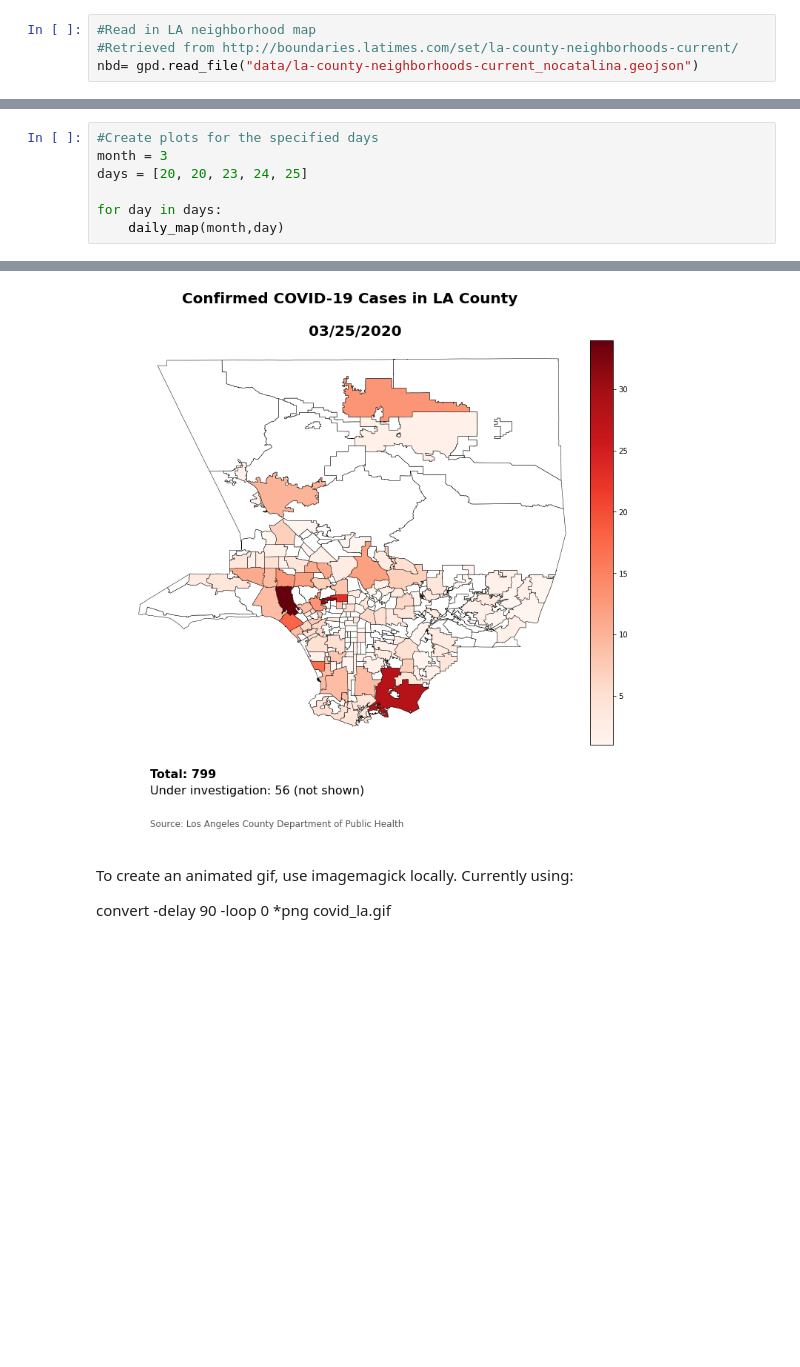
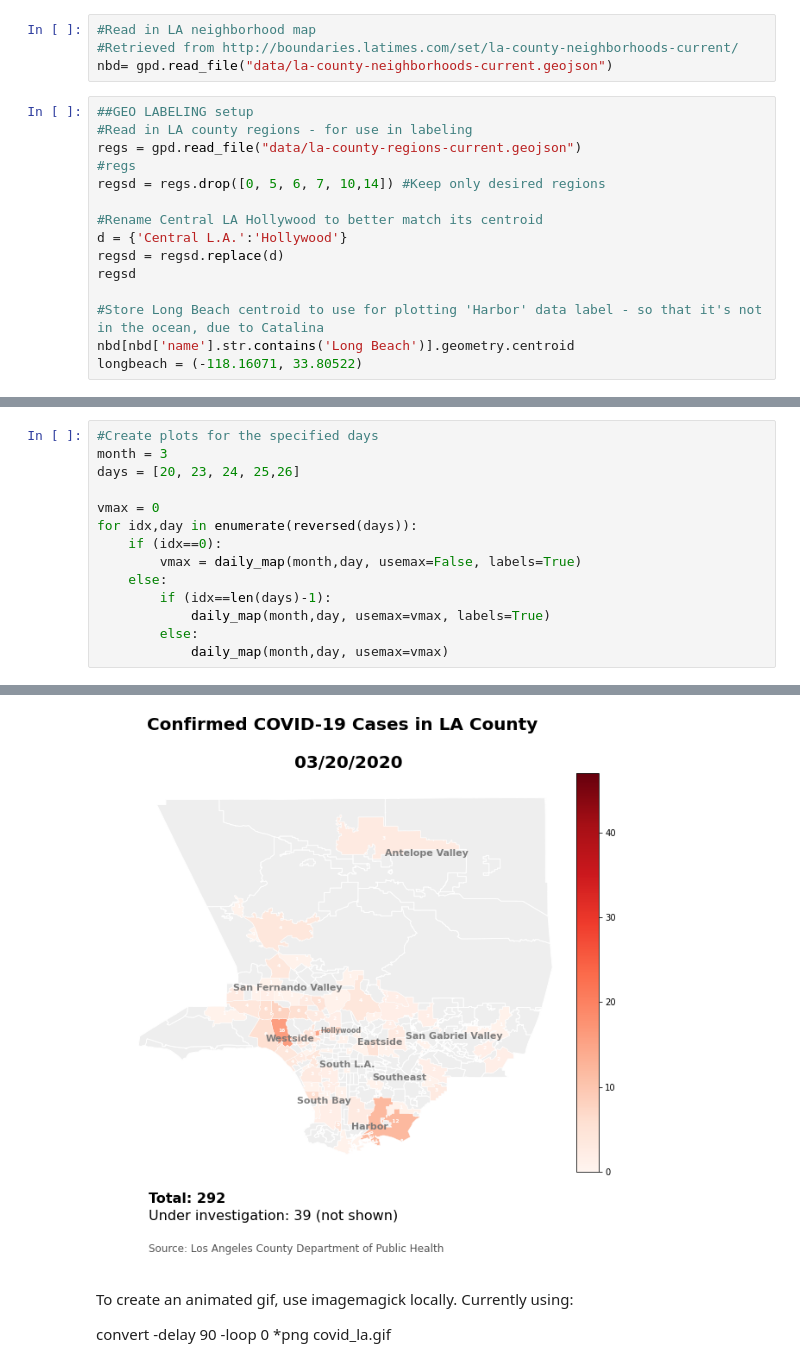
Before and after one commit to tripathi/covid_la, a Jupyter notebook: covid_la.ipynb, the cells around one changed output, grey strips where cells are left out. Drawn from its saved outputs; the diff is of its cells as text; blank space fills up the shorter version.

Commit message:
Modified plotting style, with regional labeling

```diff
--- a/covid_la.ipynb
+++ b/covid_la.ipynb
@@ -8,5 +9,20 @@ import pandas as pd
 # %%
 #Read in LA neighborhood map
 #Retrieved from http://boundaries.latimes.com/set/la-county-neighborhoods-current/
-nbd= gpd.read_file("data/la-county-neighborhoods-current_nocatalina.geojson")
+nbd= gpd.read_file("data/la-county-neighborhoods-current.geojson")
+# %%
+##GEO LABELING setup
+#Read in LA county regions - for use in labeling
+regs = gpd.read_file("data/la-county-regions-current.geojson")
+#regs
+regsd = regs.drop([0, 5, 6, 7, 10,14]) #Keep only desired regions
+
+#Rename Central LA Hollywood to better match its centroid
+d = {'Central L.A.':'Hollywood'}
+regsd = regsd.replace(d)
+regsd
+
+#Store Long Beach centroid to use for plotting 'Harbor' data label - so that it's not in the ocean, due to Catalina
+nbd[nbd['name'].str.contains('Long Beach')].geometry.centroid
+longbeach = (-118.16071, 33.80522)
 # %%
@@ -45,8 +95,15 @@ def daily_map(mm,dd):
 # %%
 #Create plots for the specified days
 month = 3
-days = [20, 20, 23, 24, 25]
+days = [20, 23, 24, 25,26]
 
-for day in days:
-    daily_map(month,day)
+vmax = 0
+for idx,day in enumerate(reversed(days)):
+    if (idx==0):
+        vmax = daily_map(month,day, usemax=False, labels=True)
+    else:
+        if (idx==len(days)-1):
+            daily_map(month,day, usemax=vmax, labels=True)
+        else:
+            daily_map(month,day, usemax=vmax)
 # %% [output]
@@ -57,4 +121,4 @@ for day in days:
-[figure, old version]
+[figure, new version]
 # %% [markdown]
 To create an animated gif, use imagemagick locally.  Currently using:
 
```
Also changed, not shown: parts of 4 cells of this notebook, 10 other files.
